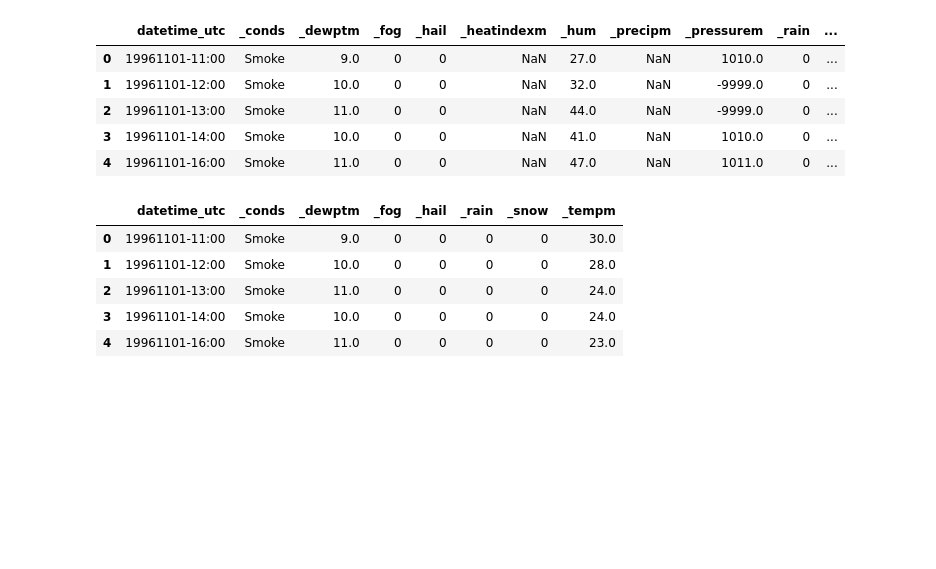
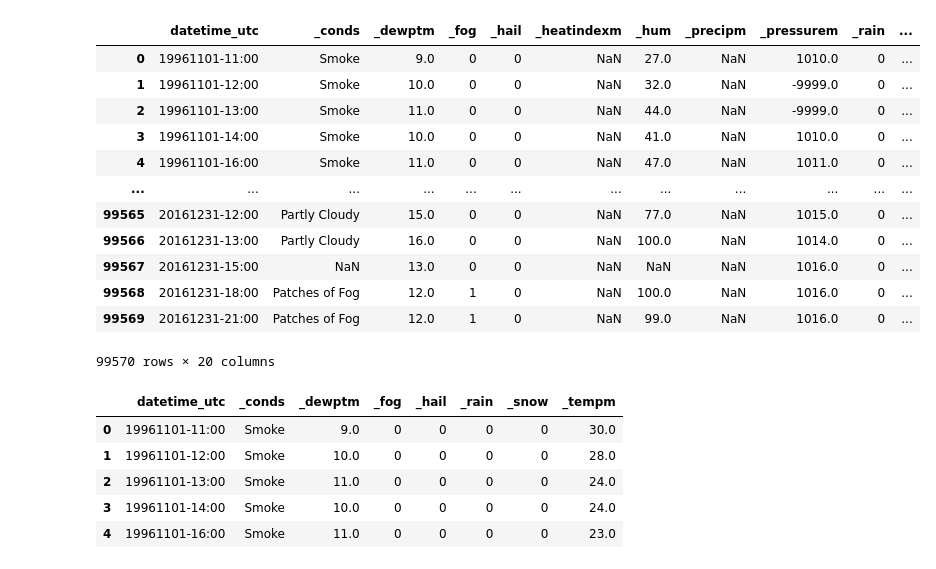
Before and after one commit to i-shitizkhanna/Time-Series-Forecasting, a Jupyter notebook: Time_Series_Analysis.ipynb, the cells around one changed output. Saved outputs shown, nothing was run; the diff lists cells and outputs as text; code cells hidden in the pictures; blank space fills up the shorter version.

```diff
--- a/Time_Series_Analysis.ipynb
+++ b/Time_Series_Analysis.ipynb
@@ -6,14 +6,21 @@ import seaborn as sns
 # %%
 delhi=pd.read_csv("Data/testset.csv")
 # %%
-delhi.head()
+delhi
 # %% [output]
 |  | datetime_utc | _conds | _dewptm | _fog | _hail | _heatindexm | _hum | _precipm | _pressurem | _rain | ... |
 | 0 | 19961101-11:00 | Smoke | 9.0 | 0 | 0 | NaN | 27.0 | NaN | 1010.0 | 0 | ... |
 | 1 | 19961101-12:00 | Smoke | 10.0 | 0 | 0 | NaN | 32.0 | NaN | -9999.0 | 0 | ... |
 | 2 | 19961101-13:00 | Smoke | 11.0 | 0 | 0 | NaN | 44.0 | NaN | -9999.0 | 0 | ... |
 | 3 | 19961101-14:00 | Smoke | 10.0 | 0 | 0 | NaN | 41.0 | NaN | 1010.0 | 0 | ... |
 | 4 | 19961101-16:00 | Smoke | 11.0 | 0 | 0 | NaN | 47.0 | NaN | 1011.0 | 0 | ... |
+| ... | ... | ... | ... | ... | ... | ... | ... | ... | ... | ... | ... |
+| 99565 | 20161231-12:00 | Partly Cloudy | 15.0 | 0 | 0 | NaN | 77.0 | NaN | 1015.0 | 0 | ... |
+| 99566 | 20161231-13:00 | Partly Cloudy | 16.0 | 0 | 0 | NaN | 100.0 | NaN | 1014.0 | 0 | ... |
+| 99567 | 20161231-15:00 | NaN | 13.0 | 0 | 0 | NaN | NaN | NaN | 1016.0 | 0 | ... |
+| 99568 | 20161231-18:00 | Patches of Fog | 12.0 | 1 | 0 | NaN | 100.0 | NaN | 1016.0 | 0 | ... |
+| 99569 | 20161231-21:00 | Patches of Fog | 12.0 | 1 | 0 | NaN | 99.0 | NaN | 1016.0 | 0 | ... |
+99570 rows × 20 columns
 # %%
 delhi.drop([' _precipm',' _pressurem',' _heatindexm',' _hum',' _thunder',' _tornado',' _vism',' _wdird',' _wdire',' _wgustm',' _windchillm',' _wspdm'],axis='columns',inplace=True)
 delhi.head()
```
Also changed, not shown: parts of 3 cells of this notebook, 4 other files.
